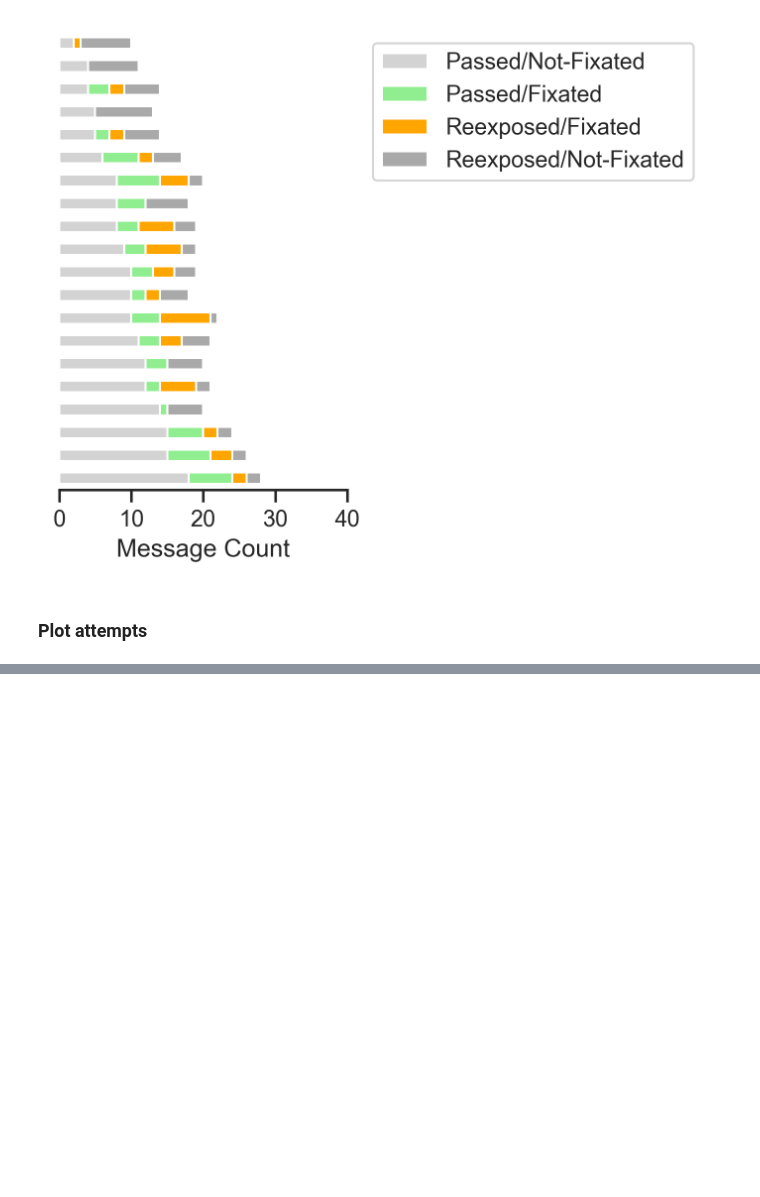
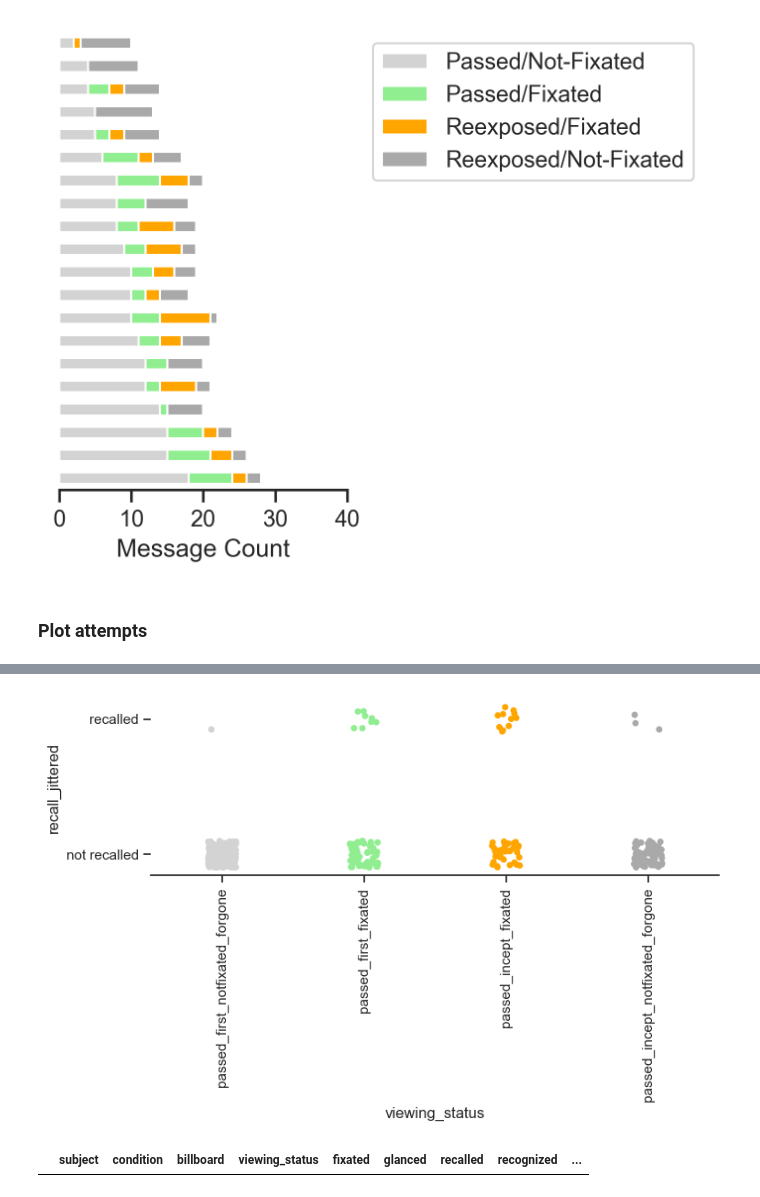
Before and after one commit to nomcomm/vr_billboard_p, a Jupyter notebook: scripts/00_Analysis4_individual_level.ipynb, the cells around one changed output, grey strips where cells are left out. Drawn from its saved outputs; the diff is of its cells as text; code cells hidden in the pictures; blank space fills up the shorter version.

```diff
--- a/scripts/00_Analysis4_individual_level.ipynb
+++ b/scripts/00_Analysis4_individual_level.ipynb
@@ -346,0 +368,42 @@ plt.show()
+# %%
+np.random.seed(42)
+
+
+all_sub_df['recall_jittered'] = all_sub_df['recalled'] + np.random.uniform(-0.1, 0.1, size=len(all_sub_df))
+all_sub_df['fixation_status'] = all_sub_df['fixated'] + 0.5 * ((all_sub_df['viewing_status'] == 'passed_incept_fixated') | (all_sub_df['viewing_status'] == 'passed_incept_notfixated_forgone'))
+
+fig, ax = plt.subplots(figsize = (8,2.5))
+
+tc_df = all_sub_df[ all_sub_df['condition'] == "Count_trash_bins" ]
+
+order =  [  'passed_first_notfixated_forgone',
+             'passed_first_fixated',
+             'passed_incept_fixated',
+             'passed_incept_notfixated_forgone']
+
+custom_palette = {
+             'passed_first_notfixated_forgone'  : 'lightgrey',
+             'passed_first_fixated'             : 'lightgreen',
+             'passed_incept_fixated'            : 'orange',
+             'passed_incept_notfixated_forgone' : 'darkgrey'}
+
+sns.stripplot(x='viewing_status', y='recall_jittered',
+              hue='viewing_status',
+              data=tc_df,
+              jitter=True,
+              palette=custom_palette,
+              order = order,  ax= ax)
+
+plt.yticks([0, 1], ['not recalled', 'recalled'])
+ax.tick_params(axis='x', rotation=90)  # Rotate labels
+ax.spines['top'].set_visible(False)
+ax.spines['right'].set_visible(False)
+ax.spines['left'].set_visible(False)
+plt.legend().remove()
+plt.show()
+# %% [output]
+[figure, added]
+# %%
+tc_df
+# %% [output]
+|  | subject | condition | billboard | viewing_status | fixated | glanced | recalled | recognized | ... |
```
Also changed, not shown: parts of 2 cells of this notebook, 4 other files.
